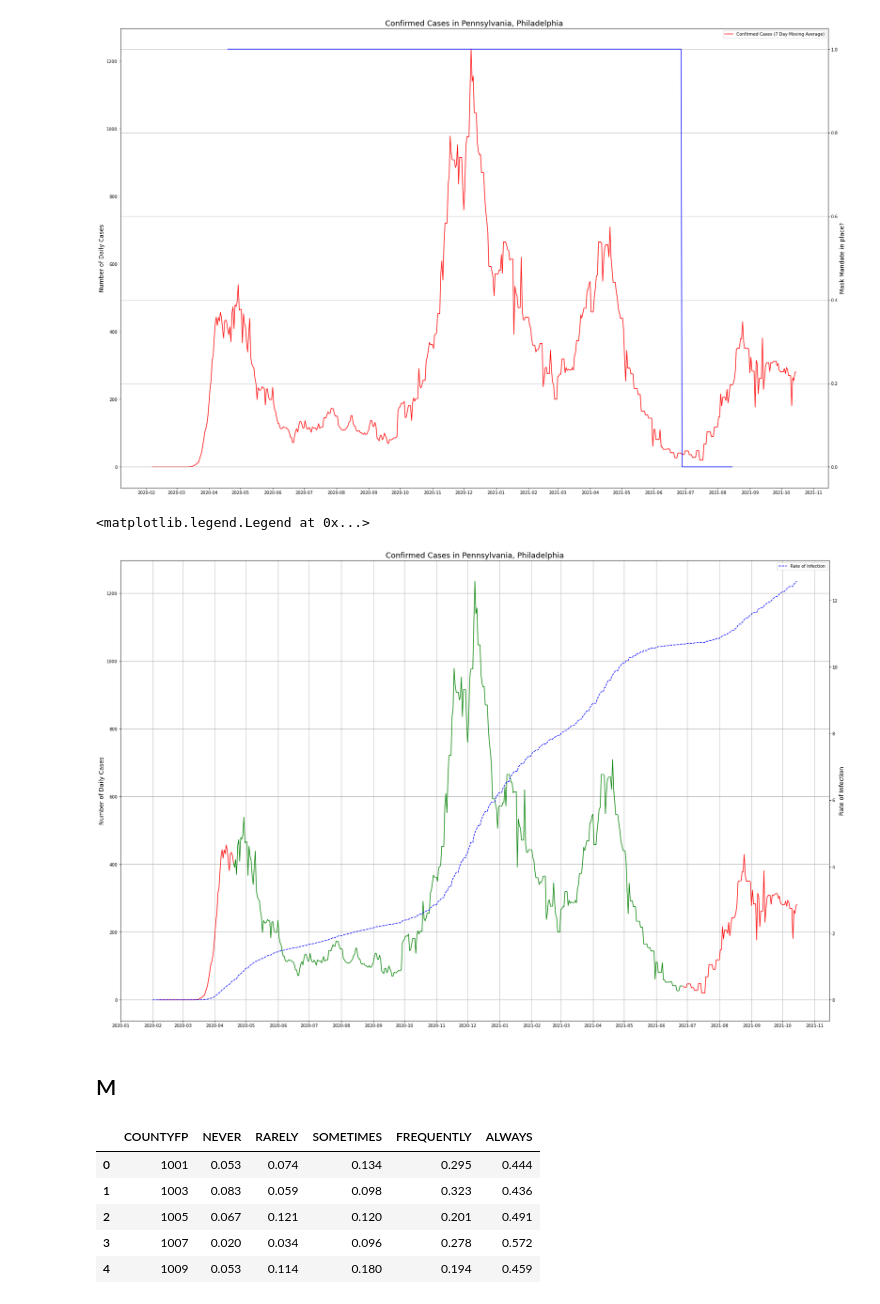
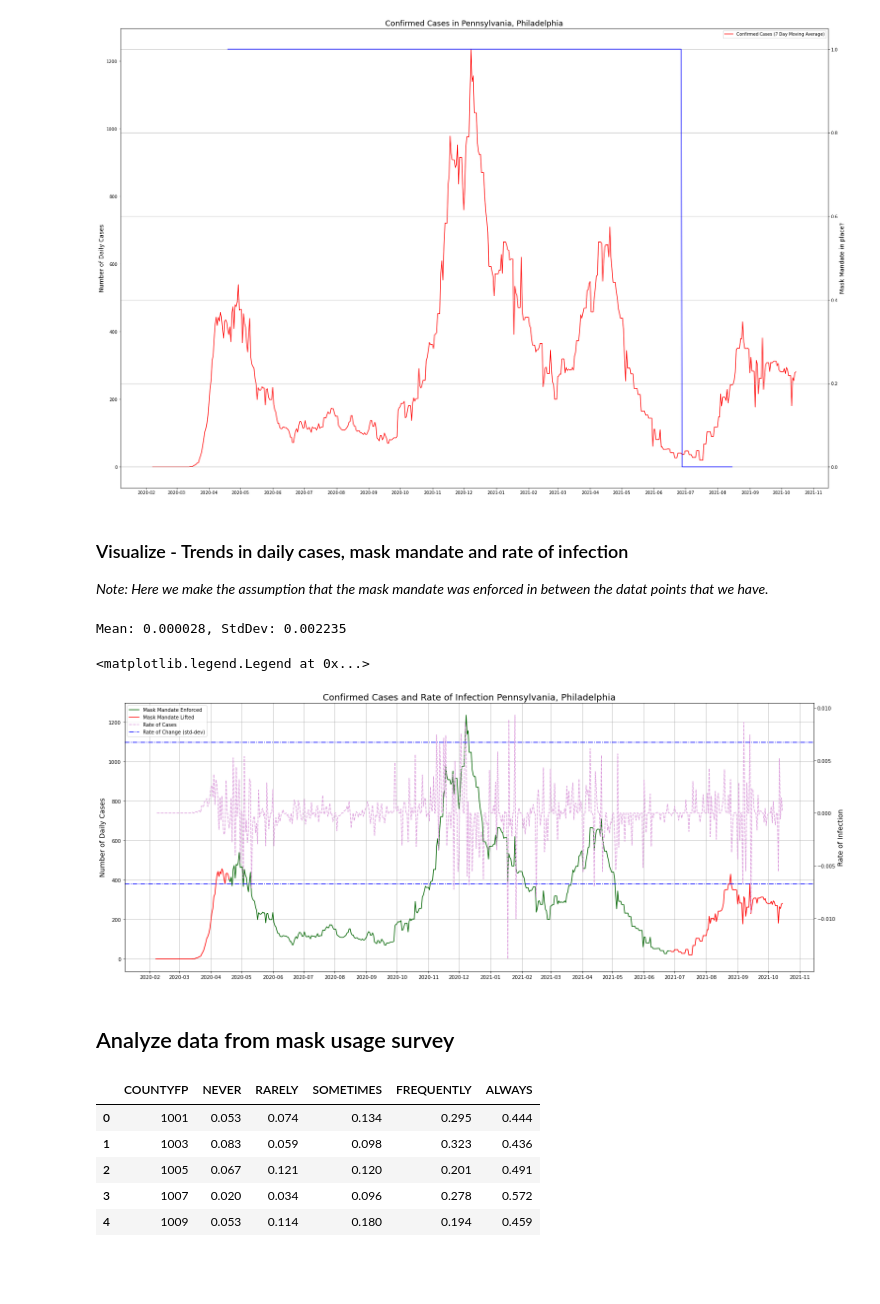
Before and after one commit to sharma-apoorv/data-512-project, a Jupyter notebook: src/A4-Common-Analysis.ipynb, the cells around one changed output. Drawn from its saved outputs; the diff is of its cells as text; code cells hidden in the pictures; blank space fills up the shorter version.

```diff
--- a/src/A4-Common-Analysis.ipynb
+++ b/src/A4-Common-Analysis.ipynb
@@ -130,7 +140,9 @@ philly_cases_df = pd.merge(philly_cases_df, philly_deaths_df,
 philly_cases_df['Initial Population'] = COUNTY_POPULATION
 philly_cases_df['Susceptible Population'] = philly_cases_df['Initial Population'] - philly_cases_df['Deaths Cumulative'] - philly_cases_df['Cases Cumulative']
 
-philly_cases_df['Rate of Infection'] = (philly_cases_df['Cases Cumulative'] / philly_cases_df['Susceptible Population']) * 100
+philly_cases_df['Rate of Infection'] = (philly_cases_df['Cases Moving Average'] / philly_cases_df['Susceptible Population']) * 100
+
+philly_cases_df['Rate of Cases'] = ((philly_cases_df['Cases Moving Average'].diff()) / COUNTY_POPULATION) * 100
 # %%
 philly_cases_df.head()
 # %% [output]
@@ -310,10 +328,14 @@ philly_combined_df[['Face_Masks_Required_in_Public_Color']] = philly_combined_df
 
 philly_combined_df = philly_combined_df[
     ['Date',
-     'Cases', 'Cases Moving Average', 'Cases Cumulative',
+     'Cases', 'Cases Moving Average', 'Cases Cumulative', 'Rate of Cases',
      'Deaths', 'Deaths Moving Average', 'Deaths Cumulative',
      'Face_Masks_Required_in_Public_Color',
      'Rate of Infection'
     ]
 ]
+# %% [markdown]
+### Visualize - Trends in daily cases, mask mandate and rate of infection
+
+*Note: Here we make the assumption that the mask mandate was enforced in between the datat points that we have.*
 # %%
@@ -320,42 +343,61 @@ philly_combined_df = philly_combined_df[
 MANDATE_DATE_END = datetime.datetime(2021, 6, 27)
 MANDATE_DATE_START = datetime.datetime(2020, 4, 19)
+# %%
+case_rate_mean = philly_combined_df['Rate of Cases'].mean()
+case_rate_std = philly_combined_df['Rate of Cases'].std()
+
+print(f'Mean: {case_rate_mean:.6f}, StdDev: {case_rate_std:.6f}')
+# %% [output]
+Mean: 0.000028, StdDev: 0.002235
 # %%
+# Cut the df so that we can get different colored lines for pre/during/post mask mandates
 mask_enforced_philly_combined_df = philly_combined_df.loc[(philly_combined_df['Date'] >= MANDATE_DATE_START) & (philly_combined_df['Date'] < MANDATE_DATE_END)]
 pre_mask_enforced_philly_combined_df = philly_combined_df.loc[(philly_combined_df['Date'] <= MANDATE_DATE_START)]
 post_mask_enforced_philly_combined_df = philly_combined_df.loc[(philly_combined_df['Date'] >= MANDATE_DATE_END)]
 
-plt.figure(figsize=(30,20))
+plt.figure(figsize=(25,10))
 ax = plt.gca()
 ax2 = ax.twinx()
 
 # Create lines and choose characteristics
-ax.plot('Date', 'Cases Moving Average', 'g', data=mask_enforced_philly_combined_df, label='Mask Mandate Enforced')
+ax.plot('Date', 'Cases Moving Average', 'darkgreen', data=mask_enforced_philly_combined_df, label='Mask Mandate Enforced')
 ax.plot('Date', 'Cases Moving Average', 'r', data=pre_mask_enforced_philly_combined_df, label='Mask Mandate Lifted')
 ax.plot('Date', 'Cases Moving Average', 'r', data=post_mask_enforced_philly_combined_df, label='')
-ax2.plot('Date', 'Rate of Infection', 'b--', data=philly_combined_df, label='Rate of Infection')
+# ax2.plot('Date', 'Rate of Infection', 'b--', data=philly_combined_df, label='Rate of Infection')
+ax2.plot('Date', 'Rate of Cases', color='plum', ls='--', data=philly_combined_df, label='Rate of Cases')
+
+ax2.axhline(y=3*case_rate_std, color='b', linestyle='dashdot', label='Rate of Change (std-dev)')
+ax2.axhline(y=-3*case_rate_std, color='b', linestyle='dashdot')
 
 # format the x-ticks
 years = mdates.YearLocator()   # every year
 months = mdates.MonthLocator()  # every month
 yearsFmt = mdates.DateFormatter('%Y-%m')
 
 ax.xaxis.set_major_locator(months)
 ax.xaxis.set_major_formatter(yearsFmt)
-# ax.xaxis.set_minor_locator(months)
 
 # Add title and axis names
-plt.title(f'Confirmed Cases in {STATE_NAME}, {COUNTY_NAME}', fontsize=18)
+plt.title(f'Confirmed Cases and Rate of Infection {STATE_NAME}, {COUNTY_NAME}', fontsize=18)
 plt.xlabel('Date', fontsize=14)
 ax.set_ylabel('Number of Daily Cases', fontsize=14)
 ax2.set_ylabel('Rate of Infection', fontsize=14)
 
 ax.grid()
-plt.legend()
+
+# Add legend for both the axes
+lines_1, labels_1 = ax.get_legend_handles_labels()
+lines_2, labels_2 = ax2.get_legend_handles_labels()
+
+lines = lines_1 + lines_2
+labels = labels_1 + labels_2
+
+ax.legend(lines, labels, loc=2)
 # %% [output]
 <matplotlib.legend.Legend at 0x...>
-[figure, old version]
+[figure, new version]
-# %% [markdown]
-## M
+# %% [markdown]
+## Analyze data from mask usage survey
 # %%
 mask_usage_df = pd.read_csv(
     os.path.join(RAW_DATA_PATH, MASK_USE_FILE)
```
Also changed, not shown: parts of 13 cells of this notebook.
